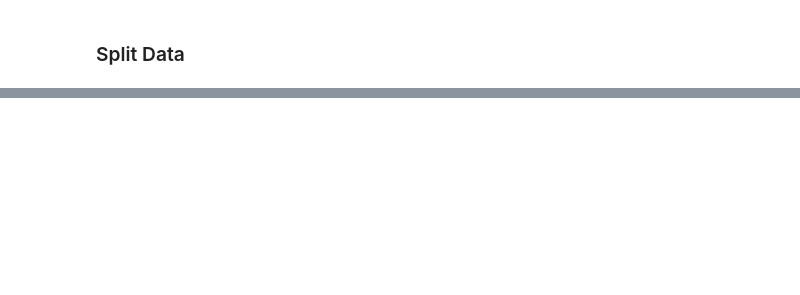
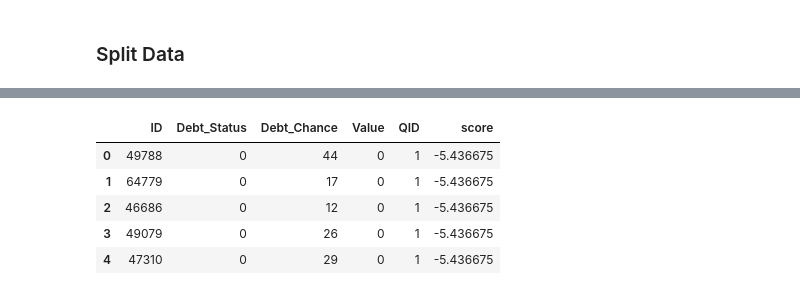
Before and after one commit to VitCSilva/Bradescard, a Jupyter notebook: notebooks/Proposal.ipynb, the cells around one changed output, grey strips where cells are left out. Cells and saved outputs as stored; diff of their text form; code cells hidden in the pictures; blank space fills up the shorter version.

```diff
--- a/notebooks/Proposal.ipynb
+++ b/notebooks/Proposal.ipynb
@@ -88,5 +89,5 @@ test_query = test["QID"].value_counts().sort_index()
 # %%
 # Define feature and target columns
 features = ["Gender","Age","Days_of_Delay","Installments","Value"]
-target_col = ['Debt_Status']
+target_col = ['Debt_Chance']
 # %%
@@ -124,0 +148,18 @@ array([19999,  8907,  8853, ...,  8219, 15846,  9999])
+# %%
+results = test.copy(deep=True)
+results.drop(columns = ["Gender","Age","Days_of_Delay","Installments"], inplace=True)
+# results.drop(columns = 'Debt_Chance', inplace=True)
+# results.drop(columns = 'Debt_Status', inplace=True)
+results['score']= model.predict(test.iloc[:][features])
+# %%
+df_class_1 = results[results.QID == 1].copy(deep = True)
+df_class_1.sort_values(by = 'score', ascending = True, inplace=True)
+df_class_1.reset_index(drop = True, inplace=True)
+df_class_1.head()
+# %% [output]
+|  | ID | Debt_Status | Debt_Chance | Value | QID | score |
+| 0 | 49788 | 0 | 44 | 0 | 1 | -5.436675 |
+| 1 | 64779 | 0 | 17 | 0 | 1 | -5.436675 |
+| 2 | 46686 | 0 | 12 | 0 | 1 | -5.436675 |
+| 3 | 49079 | 0 | 26 | 0 | 1 | -5.436675 |
+| 4 | 47310 | 0 | 29 | 0 | 1 | -5.436675 |
```
Also changed, not shown: parts of 14 cells of this notebook, 2 other files.
